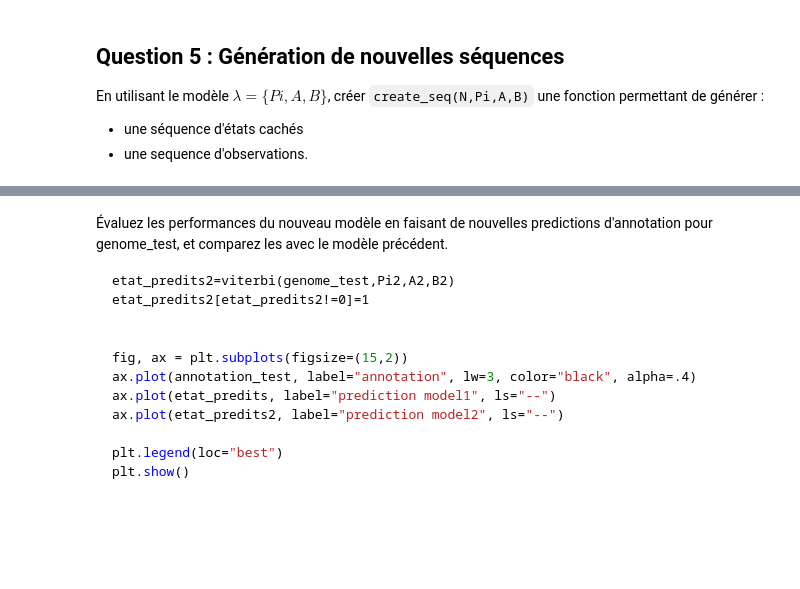
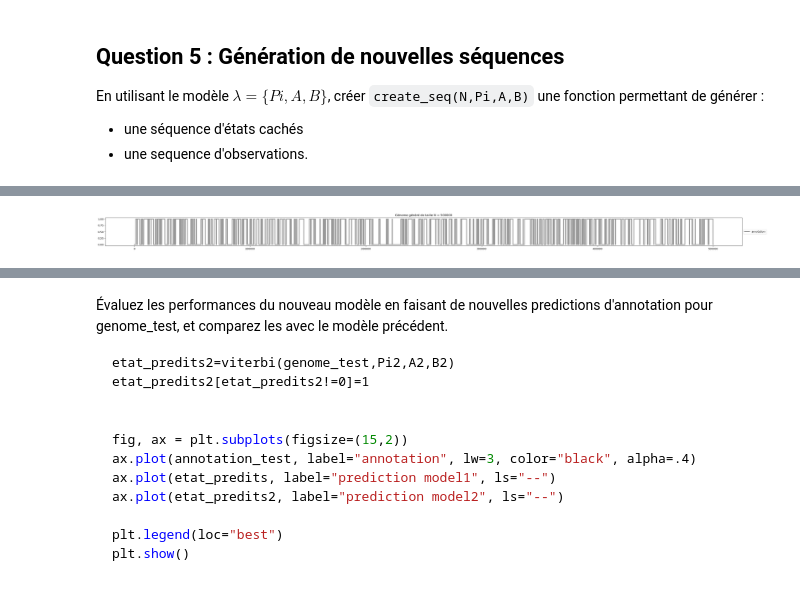
Before and after one commit to dataymeric/DAC, a Jupyter notebook: tme7/tme7.ipynb, the cells around one changed output, grey strips where cells are left out. Saved outputs shown, nothing was run; the diff lists cells and outputs as text; code cells hidden in the pictures; blank space fills up the shorter version.

```diff
--- a/tme7/tme7.ipynb
+++ b/tme7/tme7.ipynb
@@ -427,3 +431,15 @@ plt.show()
+# %%
+N = 500000
+etats, obs = create_seq(N,Pi,A,B)
+etats[etats != 0] = 1
+
+fig, ax = plt.subplots(figsize=(45,2))
+ax.plot(etats, label="annotation", lw=3, color="black", alpha=.4)
+plt.legend(loc='center left', bbox_to_anchor=(1, 0.5))
+plt.title(f"Génome généré de taille N = {N}")
+plt.show()
+# %% [output]
+[figure, added]
 # %% [markdown]
 ## Question 6 : Construction d'un nouveau modèle
 
```
Also changed, not shown: parts of 18 cells of this notebook.
